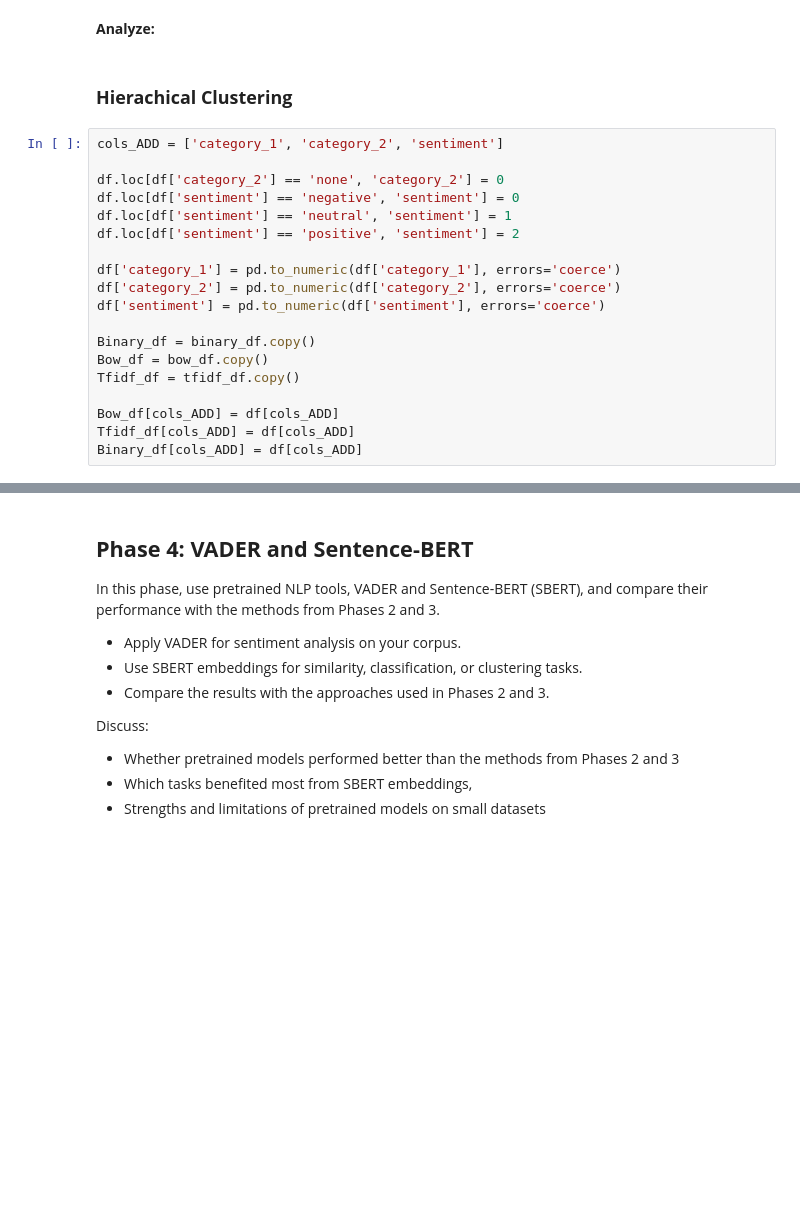
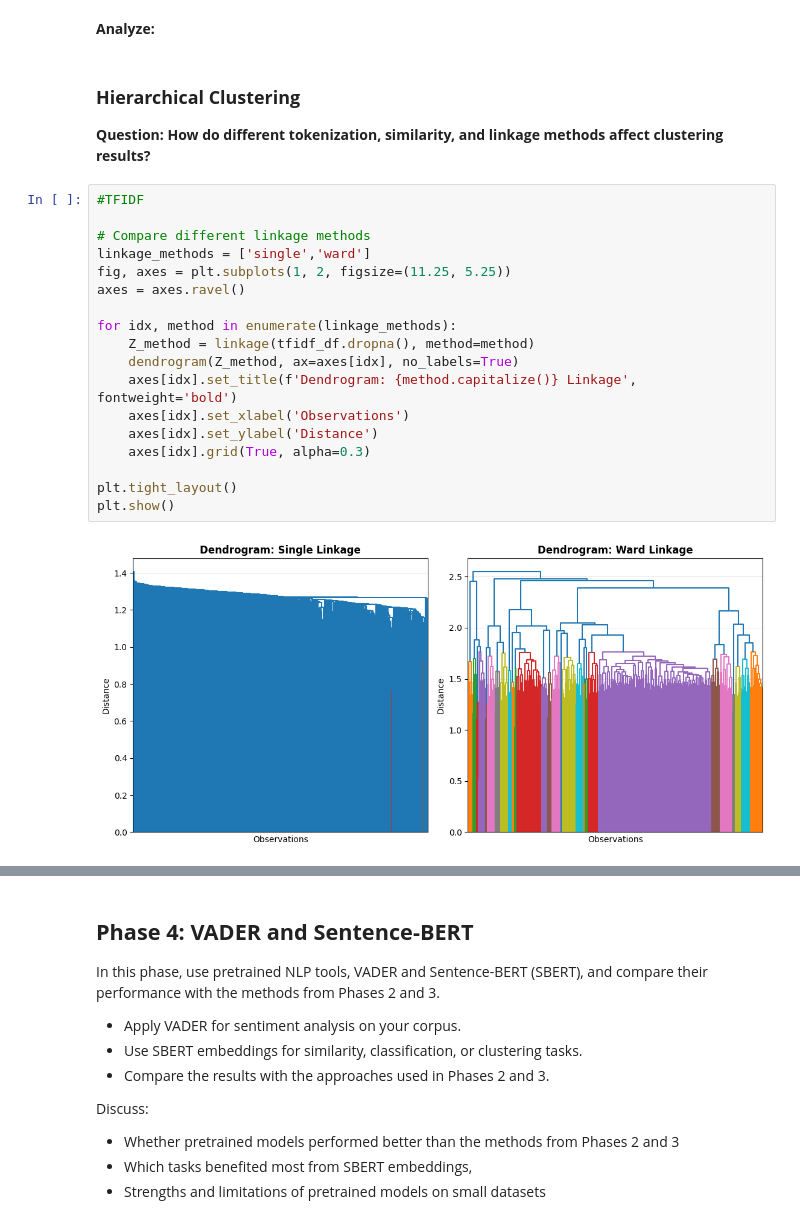
Before and after one commit to christiewong219/Team-5-CS105-Final-Project, a Jupyter notebook: Team5_CS105_Final_Project.ipynb, the cells around one changed output, grey strips where cells are left out. Saved outputs shown, nothing was run; the diff lists cells and outputs as text; blank space fills up the shorter version.

```diff
--- a/Team5_CS105_Final_Project.ipynb
+++ b/Team5_CS105_Final_Project.ipynb
@@ -644,23 +641,26 @@ positive           46  140  62
 # %% [markdown]
 **Analyze:**
-# %% [markdown]
-### **Hierachical Clustering**
-# %%
-cols_ADD = ['category_1', 'category_2', 'sentiment']
-
-df.loc[df['category_2'] == 'none', 'category_2'] = 0
-df.loc[df['sentiment'] == 'negative', 'sentiment'] = 0
-df.loc[df['sentiment'] == 'neutral', 'sentiment'] = 1
-df.loc[df['sentiment'] == 'positive', 'sentiment'] = 2
-
-df['category_1'] = pd.to_numeric(df['category_1'], errors='coerce')
-df['category_2'] = pd.to_numeric(df['category_2'], errors='coerce')
-df['sentiment'] = pd.to_numeric(df['sentiment'], errors='coerce')
-
-Binary_df = binary_df.copy()
-Bow_df = bow_df.copy()
-Tfidf_df = tfidf_df.copy()
-
-Bow_df[cols_ADD] = df[cols_ADD]
-Tfidf_df[cols_ADD] = df[cols_ADD]
-Binary_df[cols_ADD] = df[cols_ADD]
+# %% [markdown]
+### **Hierarchical Clustering**
+
+**Question: How do different tokenization, similarity, and linkage methods affect clustering results?**
+# %%
+#TFIDF
+
+# Compare different linkage methods
+linkage_methods = ['single','ward']
+fig, axes = plt.subplots(1, 2, figsize=(11.25, 5.25))
+axes = axes.ravel()
+
+for idx, method in enumerate(linkage_methods):
+    Z_method = linkage(tfidf_df.dropna(), method=method)
+    dendrogram(Z_method, ax=axes[idx], no_labels=True)
+    axes[idx].set_title(f'Dendrogram: {method.capitalize()} Linkage', fontweight='bold')
+    axes[idx].set_xlabel('Observations')
+    axes[idx].set_ylabel('Distance')
+    axes[idx].grid(True, alpha=0.3)
+
+plt.tight_layout()
+plt.show()
+# %% [output]
+[figure, added]
```
Also changed, not shown: parts of 9 cells of this notebook.
